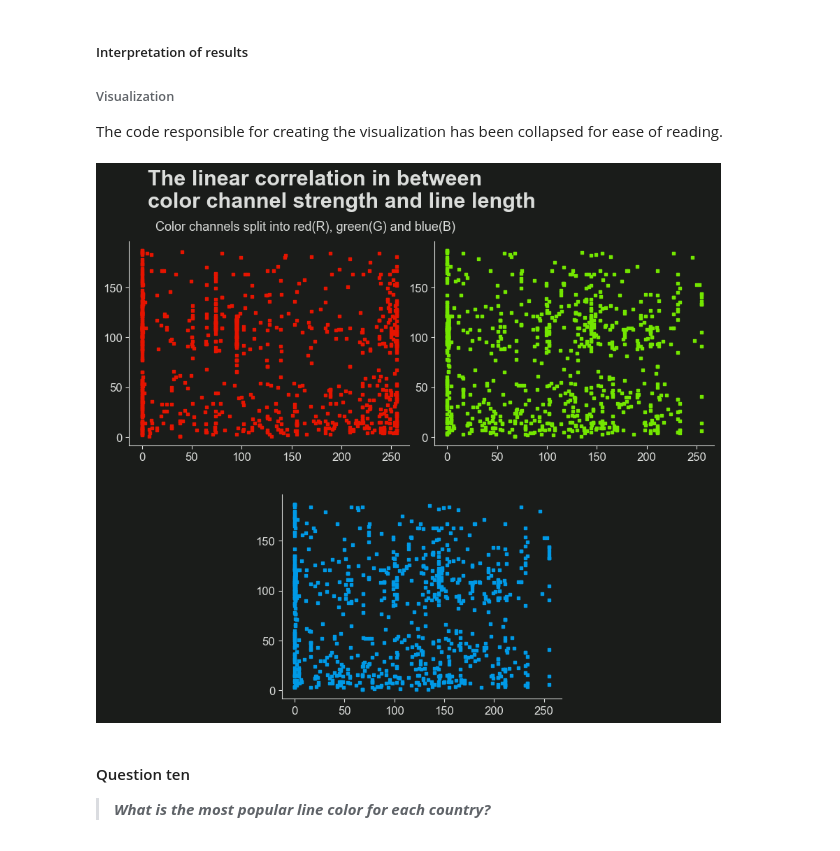
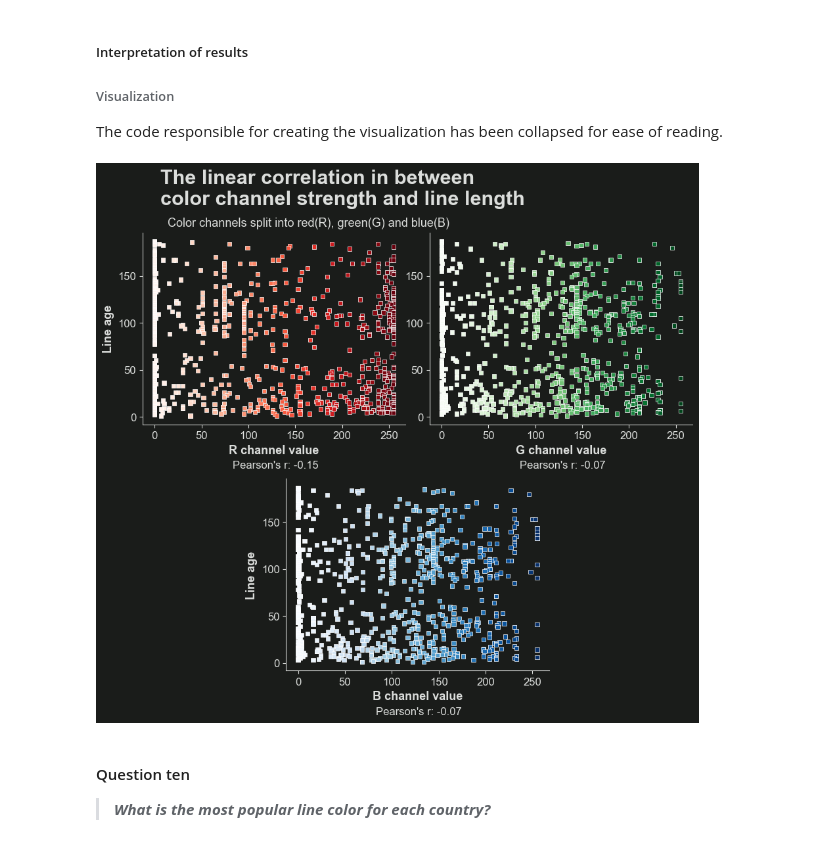
Before and after one commit to ejgenc/data-analysis_city-lines, a Jupyter notebook: notebooks/data-analysis.ipynb, the cells around one changed output. Cells and saved outputs as stored; diff of their text form; code cells hidden in the pictures.

Commit message:
Finished the visualization and the interpretation of question nine's result.

```diff
--- a/notebooks/data-analysis.ipynb
+++ b/notebooks/data-analysis.ipynb
@@ -321,49 +321,66 @@ datasets = [data.loc[:, [colname, "age"]].rename({colname: "colvalue"}, axis=1)
 
 # get the data into a format that is more suitable for iterative plotting
 fig_titles = ["R channel value", "G channel value", "B channel value"]
-colors = ["#E51400", "#73E600", "#0099E6"] # MAKE THIS INTO GRADIENTS
-correlations = []
+cmaps = ["Reds", "Greens", "Blues"]
+correlations = [dataset.corr(method="pearson") for dataset in datasets]
 
 # --- viz setup ---
 # create figure
 fig = plt.figure(figsize = (10.80, 10.80),
                  dpi = 100)
-spec = fig.add_gridspec(ncols=4, nrows=2, hspace=-0.2)
+spec = fig.add_gridspec(ncols=4, nrows=2, hspace=-0.15)
 ax_positions = [spec[0, :2], spec[0, 2:], spec[1, 1:3]]
 for ax_position in ax_positions:
     ax = fig.add_subplot(ax_position, aspect=1)
 
 
 # configure params
 # titles
 plt.figtext(s="The linear correlation in between\ncolor channel strength and line length",
           x=0.15,
           y=0.85,
           va="baseline",
           ha="left",
           fontsize=22,
           fontweight="bold")
 
 plt.figtext(s="Color channels split into red(R), green(G) and blue(B)",
              x=0.16,
              y=0.82,
              va="baseline",
              ha="left",
              fontsize=13,
              fontweight="normal")
 
-for ax, dataset, fig_title, color in zip(fig.axes, datasets, fig_titles, colors):
+for ax, dataset, fig_title, cmap, corr in zip(fig.axes, datasets, fig_titles, cmaps, correlations):
 # spines and axes
     for spine in ["right", "top"]:
         ax.spines[spine].set_visible(False)
 
 # axis labels
 
 # --- plotting ---
     ax.scatter(dataset["colvalue"], dataset["age"],
-               s=10, c=color, marker="s")
+               s=20, marker="s",
+               linewidths=0.5, edgecolors="white",
+               c=dataset["colvalue"], cmap=cmap)
+
+    ax.set_xlabel(fig_title,
+                  fontsize=13,
+                  fontweight="bold")
+
+    if fig_title != "G channel value":
+        ax.set_ylabel("Line age",
+                    fontsize=13,
+                    fontweight="bold")
+
+    ax.text(x=129, y=-55,
+            s="Pearson's r: " + "{:.2f}".format(corr.values[0][1]),
+            va="baseline",
+            ha="center",
+            fontweight="normal")
 # %% [output]
-[figure, old version]
+[figure, new version]
 # %% [markdown]
 #### Question ten
 
```
